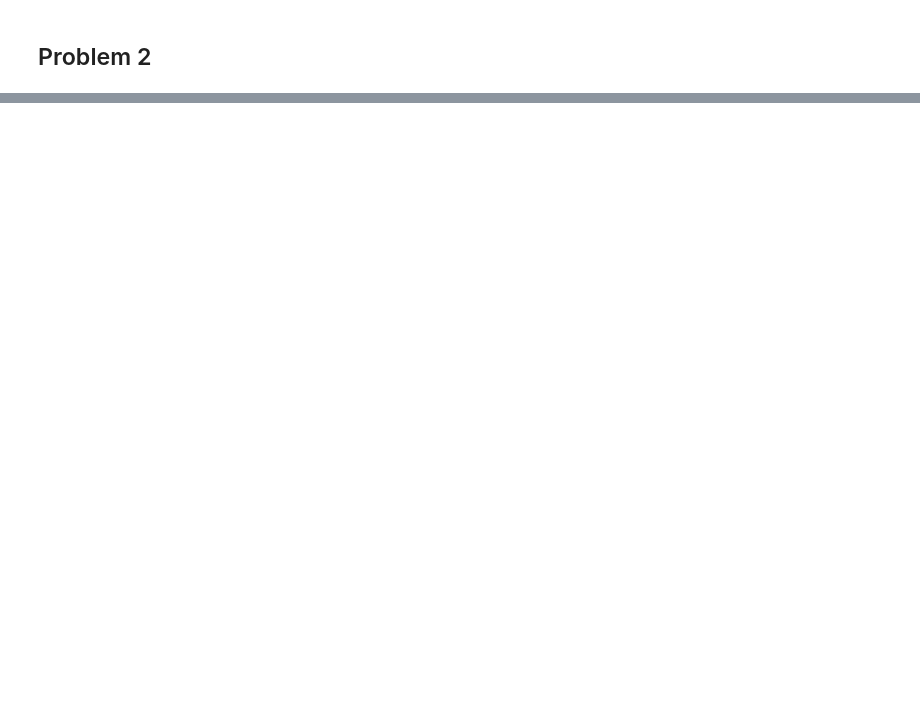
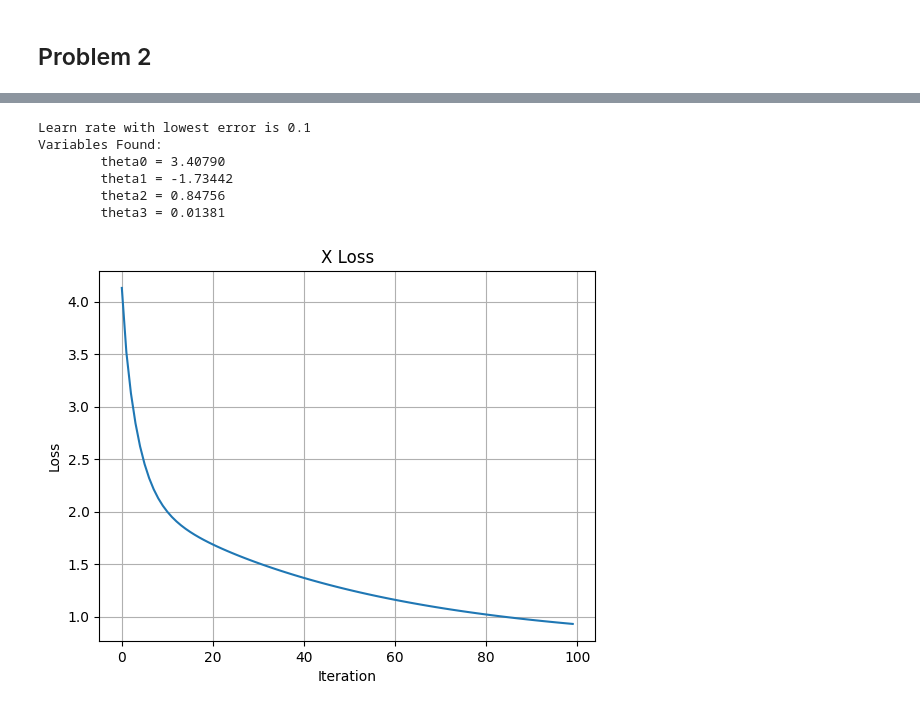
Before and after one commit to cbeam3902/cbeam18_ECGR5105, a Jupyter notebook: HW0/cbeam18_HW0.ipynb, the cells around one changed output, grey strips where cells are left out. Saved outputs shown, nothing was run; the diff lists cells and outputs as text; code cells hidden in the pictures; blank space fills up the shorter version.

```diff
--- a/HW0/cbeam18_HW0.ipynb
+++ b/HW0/cbeam18_HW0.ipynb
@@ -252,0 +200,36 @@ Y values:
+# %%
+# Combine all of the X values into one array
+X = np.hstack((tempOnes, X1_val, X2_val, X3_val))
+# %%
+# Perform regression
+
+learnSize = 20
+learnRange = np.linspace(0.01, 0.1, learnSize, endpoint=True)
+errorOut = []
+thetaArray = []
+lossArray = []
+for learnRate in learnRange:
+    theta = np.zeros(4)
+    theta, loss = gradDes(X, Y, theta, learnRate, iterations)
+    lossArray.append(loss)
+    thetaArray.append(theta)
+    errorOut.append(lineReg(X, Y, theta))
+
+idx = np.argmin(errorOut)
+print("Learn rate with lowest error is {:.1f}".format(learnRange[idx]))
+print("Variables Found:\n\ttheta0 = {:.5f}\n\ttheta1 = {:.5f}\n\ttheta2 = {:.5f}\n\ttheta3 = {:.5f}".format(thetaArray[idx][0], thetaArray[idx][1], thetaArray[idx][2], thetaArray[idx][3]))
+
+plt.plot(range(iterations),lossArray[idx])
+plt.title("X Loss")
+plt.ylabel("Loss")
+plt.xlabel("Iteration")
+plt.grid()
+plt.show()
+# %% [output]
+Learn rate with lowest error is 0.1
+Variables Found:
+        theta0 = 3.40790
+        theta1 = -1.73442
+        theta2 = 0.84756
+        theta3 = 0.01381
+[figure, added]
```
Also changed, not shown: parts of 14 cells of this notebook.
